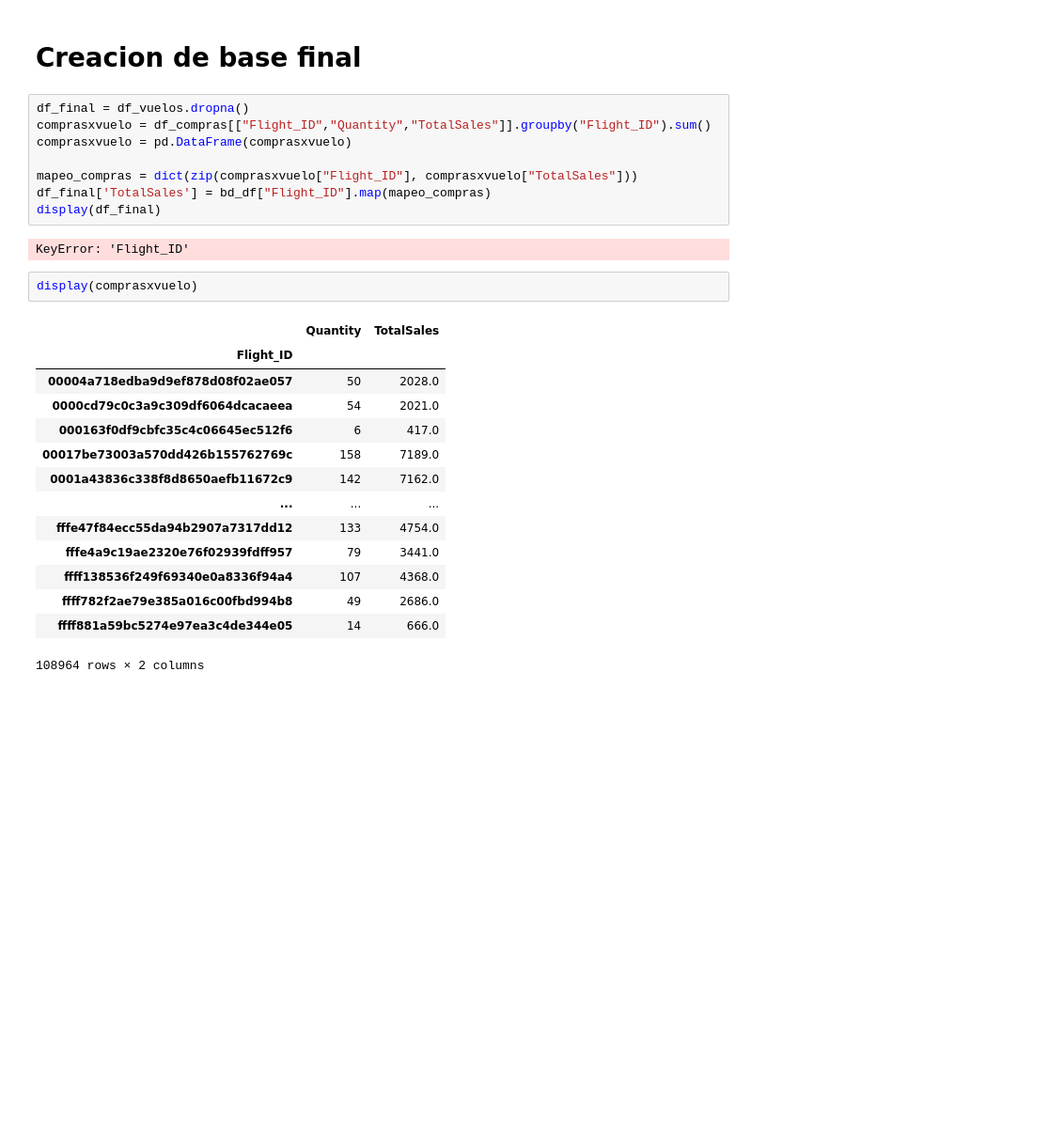
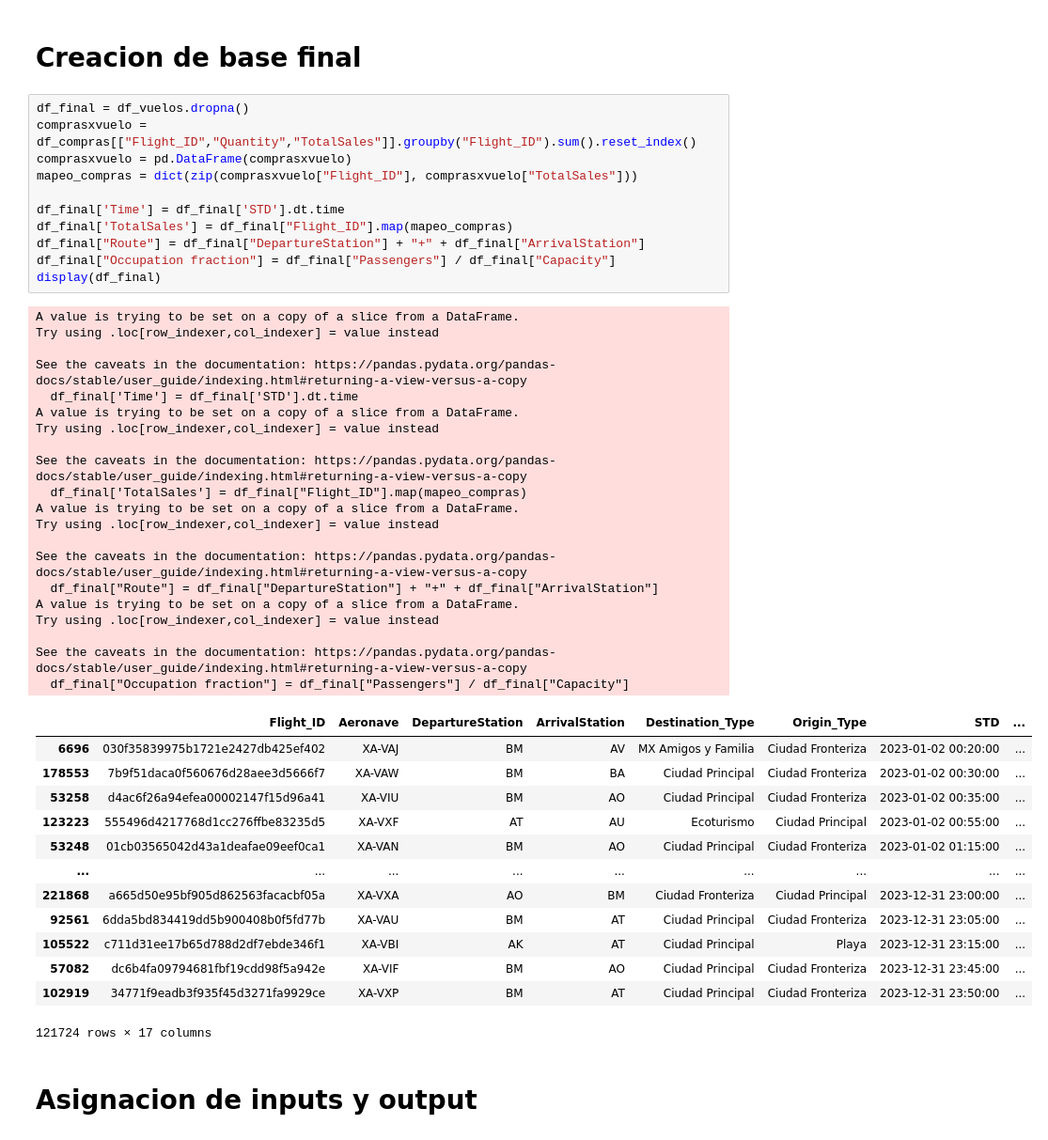
Before and after one commit to alvaronieto02/Datathon-Viva-Aerobus-Milonga, a Jupyter notebook: Dylan/Exploracion Datathon.ipynb, the cells around one changed output. Shown at 94% size. Drawn from its saved outputs; the diff is of its cells as text; blank space fills up the shorter version.

```diff
--- a/Dylan/Exploracion Datathon.ipynb
+++ b/Dylan/Exploracion Datathon.ipynb
@@ -98,28 +101,48 @@ pasajeros_mes = df_vuelos.groupby(['Año', 'Mes'])['Passengers'].sum()
 # Creacion de base final
 # %%
 df_final = df_vuelos.dropna()
-comprasxvuelo = df_compras[["Flight_ID","Quantity","TotalSales"]].groupby("Flight_ID").sum()
+comprasxvuelo = df_compras[["Flight_ID","Quantity","TotalSales"]].groupby("Flight_ID").sum().reset_index()
 comprasxvuelo = pd.DataFrame(comprasxvuelo)
+mapeo_compras = dict(zip(comprasxvuelo["Flight_ID"], comprasxvuelo["TotalSales"]))
 
-mapeo_compras = dict(zip(comprasxvuelo["Flight_ID"], comprasxvuelo["TotalSales"]))
-df_final['TotalSales'] = bd_df["Flight_ID"].map(mapeo_compras)
+df_final['Time'] = df_final['STD'].dt.time
+df_final['TotalSales'] = df_final["Flight_ID"].map(mapeo_compras)
+df_final["Route"] = df_final["DepartureStation"] + "+" + df_final["ArrivalStation"]
+df_final["Occupation fraction"] = df_final["Passengers"] / df_final["Capacity"]
 display(df_final)
 # %% [output]
-KeyError: 'Flight_ID'
+A value is trying to be set on a copy of a slice from a DataFrame.
+Try using .loc[row_indexer,col_indexer] = value instead
+
+See the caveats in the documentation: https://pandas.pydata.org/pandas-docs/stable/user_guide/indexing.html#returning-a-view-versus-a-copy
+  df_final['Time'] = df_final['STD'].dt.time
+A value is trying to be set on a copy of a slice from a DataFrame.
+Try using .loc[row_indexer,col_indexer] = value instead
+
+See the caveats in the documentation: https://pandas.pydata.org/pandas-docs/stable/user_guide/indexing.html#returning-a-view-versus-a-copy
+  df_final['TotalSales'] = df_final["Flight_ID"].map(mapeo_compras)
+A value is trying to be set on a copy of a slice from a DataFrame.
+Try using .loc[row_indexer,col_indexer] = value instead
+
+See the caveats in the documentation: https://pandas.pydata.org/pandas-docs/stable/user_guide/indexing.html#returning-a-view-versus-a-copy
+  df_final["Route"] = df_final["DepartureStation"] + "+" + df_final["ArrivalStation"]
+A value is trying to be set on a copy of a slice from a DataFrame.
+Try using .loc[row_indexer,col_indexer] = value instead
+
+See the caveats in the documentation: https://pandas.pydata.org/pandas-docs/stable/user_guide/indexing.html#returning-a-view-versus-a-copy
+  df_final["Occupation fraction"] = df_final["Passengers"] / df_final["Capacity"]
+|  | Flight_ID | Aeronave | DepartureStation | ArrivalStation | Destination_Type | Origin_Type | STD | ... |
+| 6696 | 030f35839975b1721e2427db425ef402 | XA-VAJ | BM | AV | MX Amigos y Familia | Ciudad Fronteriza | 2023-01-02 00:20:00 | ... |
+| 178553 | 7b9f51daca0f560676d28aee3d5666f7 | XA-VAW | BM | BA | Ciudad Principal | Ciudad Fronteriza | 2023-01-02 00:30:00 | ... |
+| 53258 | d4ac6f26a94efea00002147f15d96a41 | XA-VIU | BM | AO | Ciudad Principal | Ciudad Fronteriza | 2023-01-02 00:35:00 | ... |
+| 123223 | 555496d4217768d1cc276ffbe83235d5 | XA-VXF | AT | AU | Ecoturismo | Ciudad Principal | 2023-01-02 00:55:00 | ... |
+| 53248 | 01cb03565042d43a1deafae09eef0ca1 | XA-VAN | BM | AO | Ciudad Principal | Ciudad Fronteriza | 2023-01-02 01:15:00 | ... |
+| ... | ... | ... | ... | ... | ... | ... | ... | ... |
+| 221868 | a665d50e95bf905d862563facacbf05a | XA-VXA | AO | BM | Ciudad Fronteriza | Ciudad Principal | 2023-12-31 23:00:00 | ... |
+| 92561 | 6dda5bd834419dd5b900408b0f5fd77b | XA-VAU | BM | AT | Ciudad Principal | Ciudad Fronteriza | 2023-12-31 23:05:00 | ... |
+| 105522 | c711d31ee17b65d788d2df7ebde346f1 | XA-VBI | AK | AT | Ciudad Principal | Playa | 2023-12-31 23:15:00 | ... |
+| 57082 | dc6b4fa09794681fbf19cdd98f5a942e | XA-VIF | BM | AO | Ciudad Principal | Ciudad Fronteriza | 2023-12-31 23:45:00 | ... |
+| 102919 | 34771f9eadb3f935f45d3271fa9929ce | XA-VXP | BM | AT | Ciudad Principal | Ciudad Fronteriza | 2023-12-31 23:50:00 | ... |
+121724 rows × 17 columns
-# %%
-display(comprasxvuelo)
-# %% [output]
-|  | Quantity | TotalSales |
-| Flight_ID |  |  |
-| 00004a718edba9d9ef878d08f02ae057 | 50 | 2028.0 |
-| 0000cd79c0c3a9c309df6064dcacaeea | 54 | 2021.0 |
-| 000163f0df9cbfc35c4c06645ec512f6 | 6 | 417.0 |
-| 00017be73003a570dd426b155762769c | 158 | 7189.0 |
-| 0001a43836c338f8d8650aefb11672c9 | 142 | 7162.0 |
-| ... | ... | ... |
-| fffe47f84ecc55da94b2907a7317dd12 | 133 | 4754.0 |
-| fffe4a9c19ae2320e76f02939fdff957 | 79 | 3441.0 |
-| ffff138536f249f69340e0a8336f94a4 | 107 | 4368.0 |
-| ffff782f2ae79e385a016c00fbd994b8 | 49 | 2686.0 |
-| ffff881a59bc5274e97ea3c4de344e05 | 14 | 666.0 |
-108964 rows × 2 columns
+# %% [markdown]
+# Asignacion de inputs y output
```
Also changed, not shown: parts of 5 cells of this notebook.
